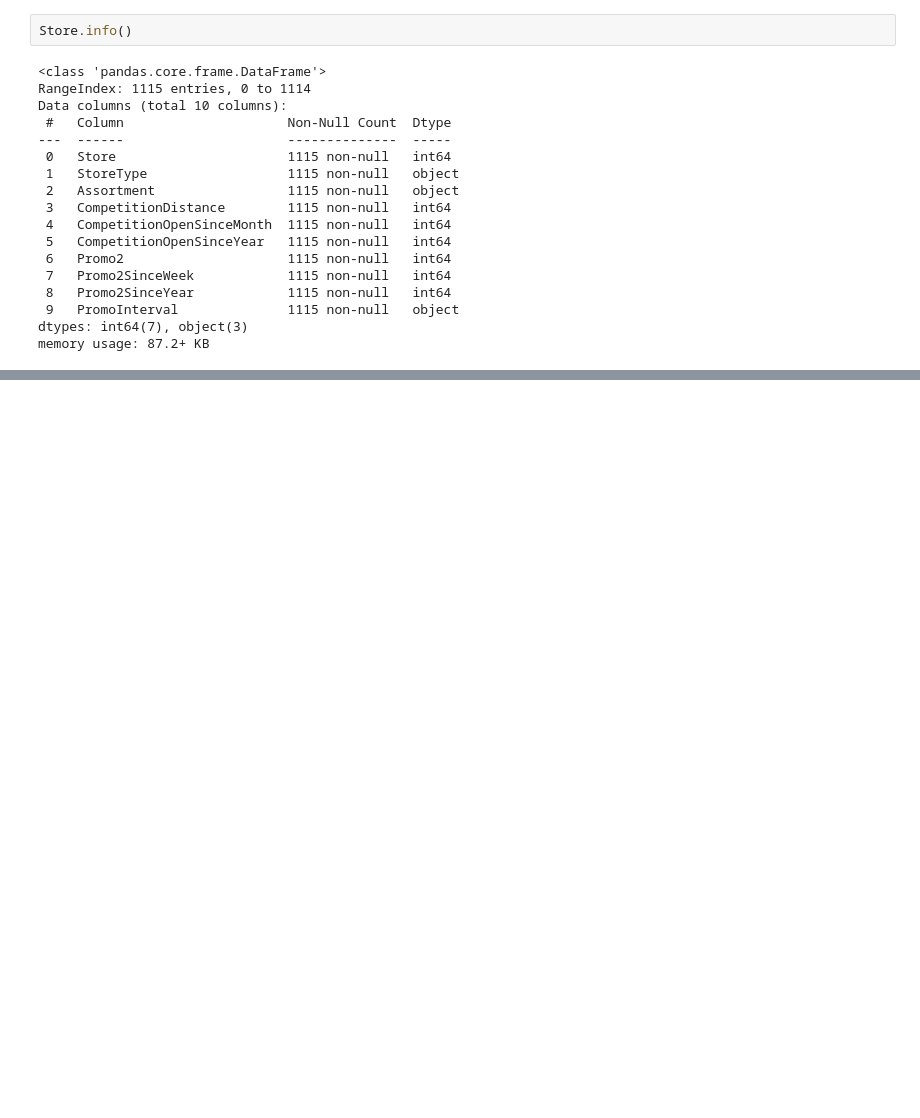
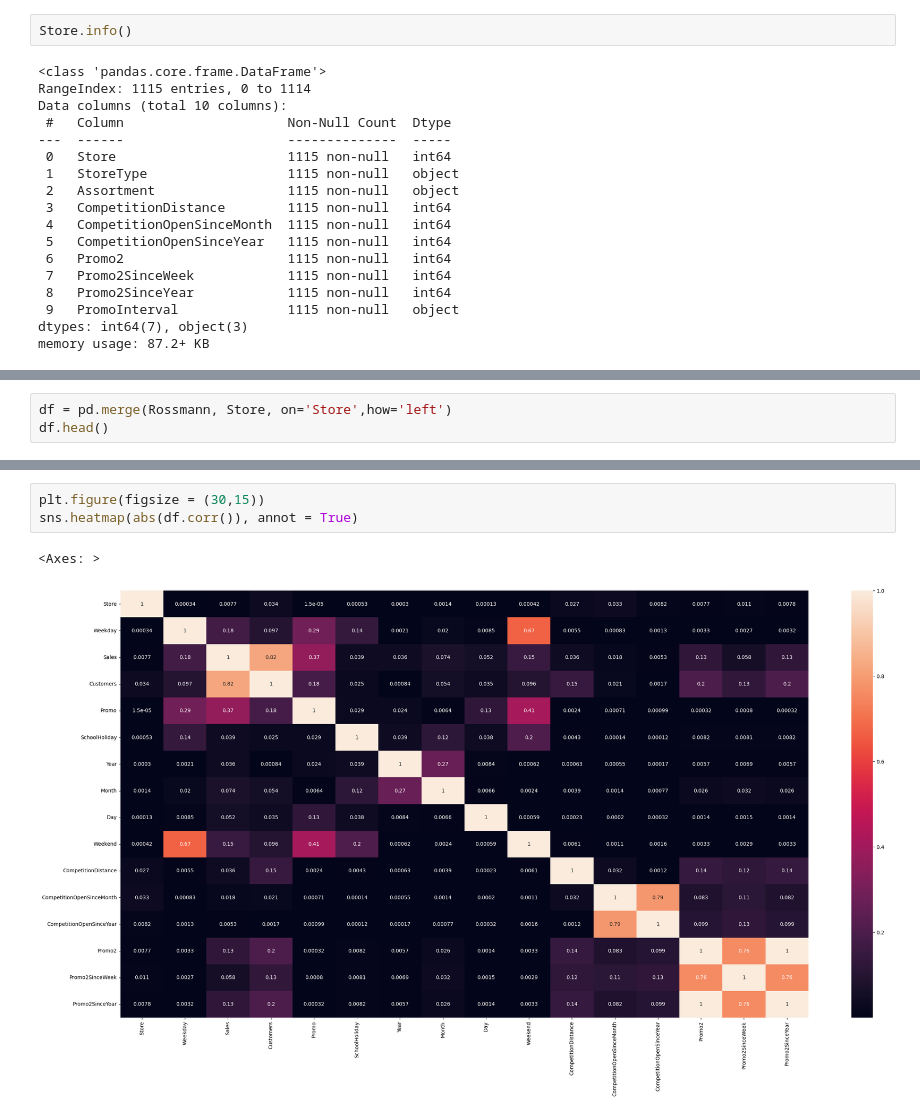
Before and after one commit to Rahul-Chouhan-407/Retail-Sales-Prediction, a Jupyter notebook: Retail_Sales_Prediction_by_Rahul_Chouhan.ipynb, the cells around one changed output, grey strips where cells are left out. Cells and saved outputs as stored; diff of their text form; blank space fills up the shorter version.

```diff
--- a/Retail_Sales_Prediction_by_Rahul_Chouhan.ipynb
+++ b/Retail_Sales_Prediction_by_Rahul_Chouhan.ipynb
@@ -323,0 +330,3 @@ memory usage: 87.2+ KB
+# %%
+df = pd.merge(Rossmann, Store, on='Store',how='left')
+df.head()
@@ -323,0 +360,6 @@ memory usage: 87.2+ KB
+# %%
+plt.figure(figsize = (30,15))
+sns.heatmap(abs(df.corr()), annot = True)
+# %% [output]
+<Axes: >
+[figure, added]
```
Also changed, not shown: parts of 72 cells of this notebook.
